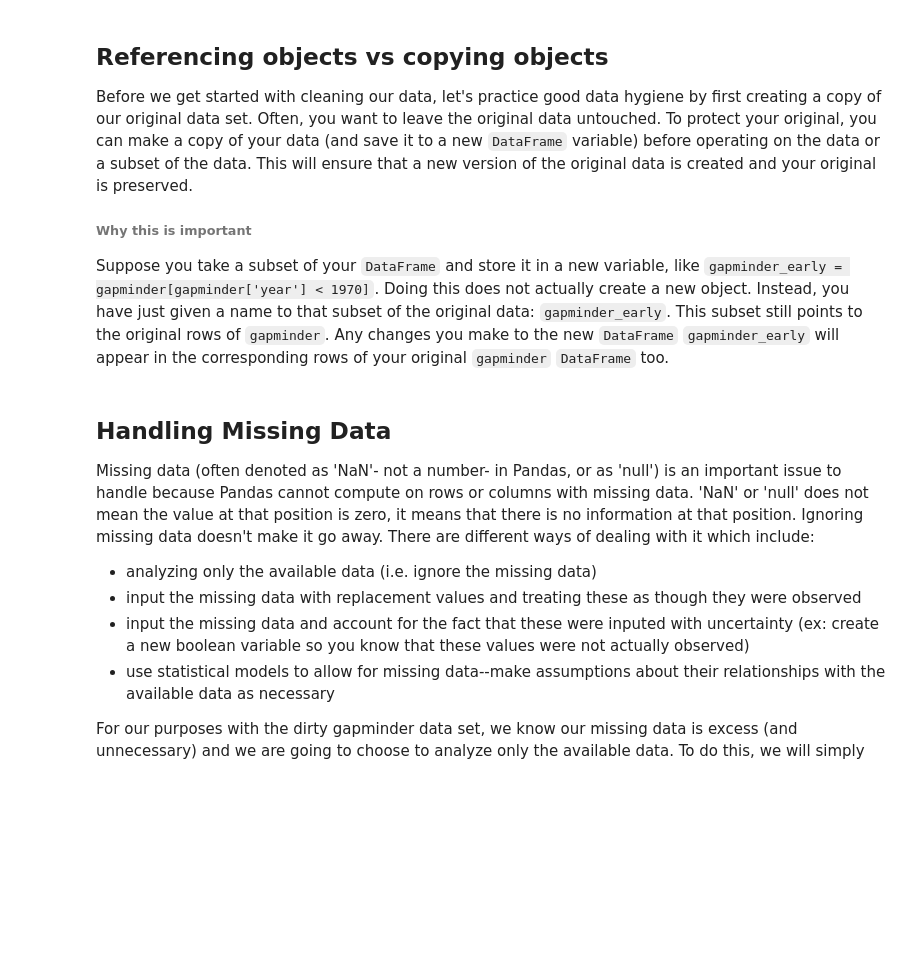
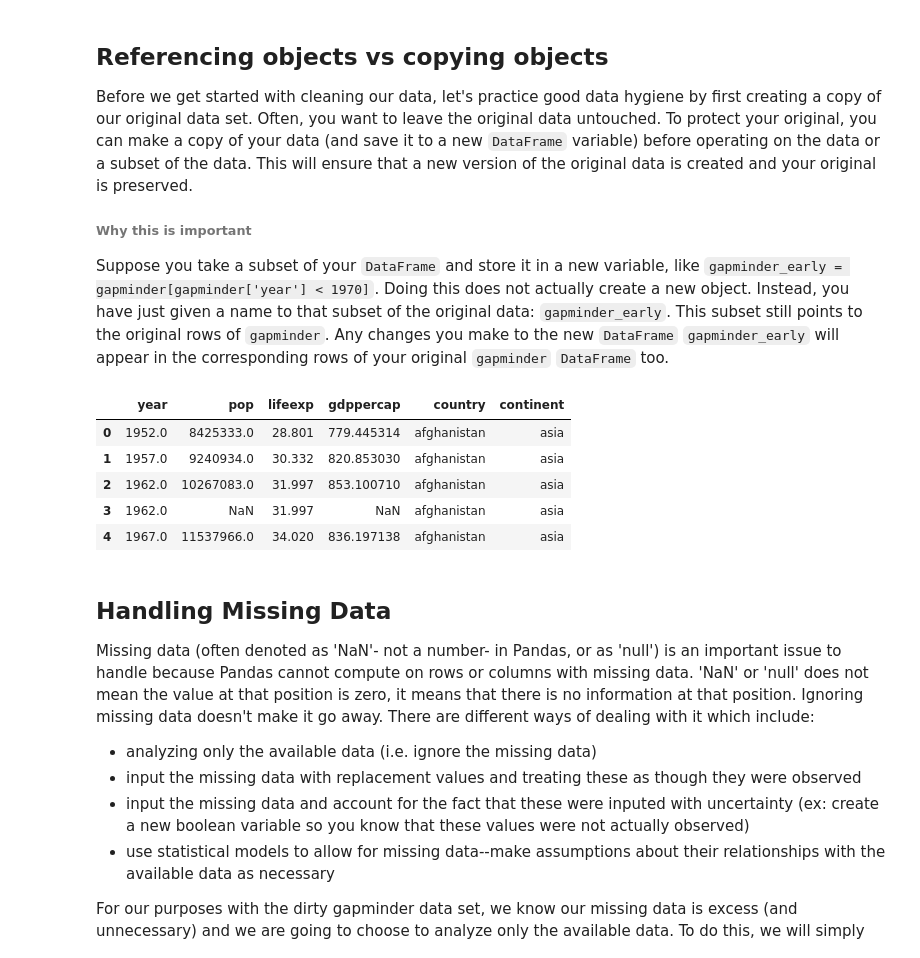
Before and after one commit to danielskatz/repro-fdtd1d, a Jupyter notebook: Notebook_Demonstration.ipynb, the cells around one changed output. Drawn from its saved outputs; the diff is of its cells as text; code cells hidden in the pictures; blank space fills up the shorter version.

Commit message:
new version of demonstration for FSCI2019
changing read_table() to read_csv()
updating exercise description, at the end of the notebook

```diff
--- a/Notebook_Demonstration.ipynb
+++ b/Notebook_Demonstration.ipynb
@@ -145,9 +191,16 @@ Before we get started with cleaning our data, let's practice good data hygiene b
 ###### Why this is important
 Suppose you take a subset of your `DataFrame` and store it in a new variable, like `gapminder_early = gapminder[gapminder['year'] < 1970]`.  Doing this does not actually create a new object. Instead, you have just given a name to that subset of the original data: `gapminder_early`. This subset still points to the original rows of `gapminder`.  Any changes you make to the new `DataFrame` `gapminder_early` will appear in the corresponding rows of your original `gapminder` `DataFrame` too.
 # %%
-gapminder = pd.read_table(url, sep = "\t")
+gapminder = pd.read_csv(url, sep = "\t")
 gapminder_copy = gapminder.copy()
 gapminder_copy.head()
+# %% [output]
+|  | year | pop | lifeexp | gdppercap | country | continent |
+| 0 | 1952.0 | 8425333.0 | 28.801 | 779.445314 | afghanistan | asia |
+| 1 | 1957.0 | 9240934.0 | 30.332 | 820.853030 | afghanistan | asia |
+| 2 | 1962.0 | 10267083.0 | 31.997 | 853.100710 | afghanistan | asia |
+| 3 | 1962.0 | NaN | 31.997 | NaN | afghanistan | asia |
+| 4 | 1967.0 | 11537966.0 | 34.020 | 836.197138 | afghanistan | asia |
 # %% [markdown]
 ## Handling Missing Data
 
```
Also changed, not shown: parts of 25 cells of this notebook.
